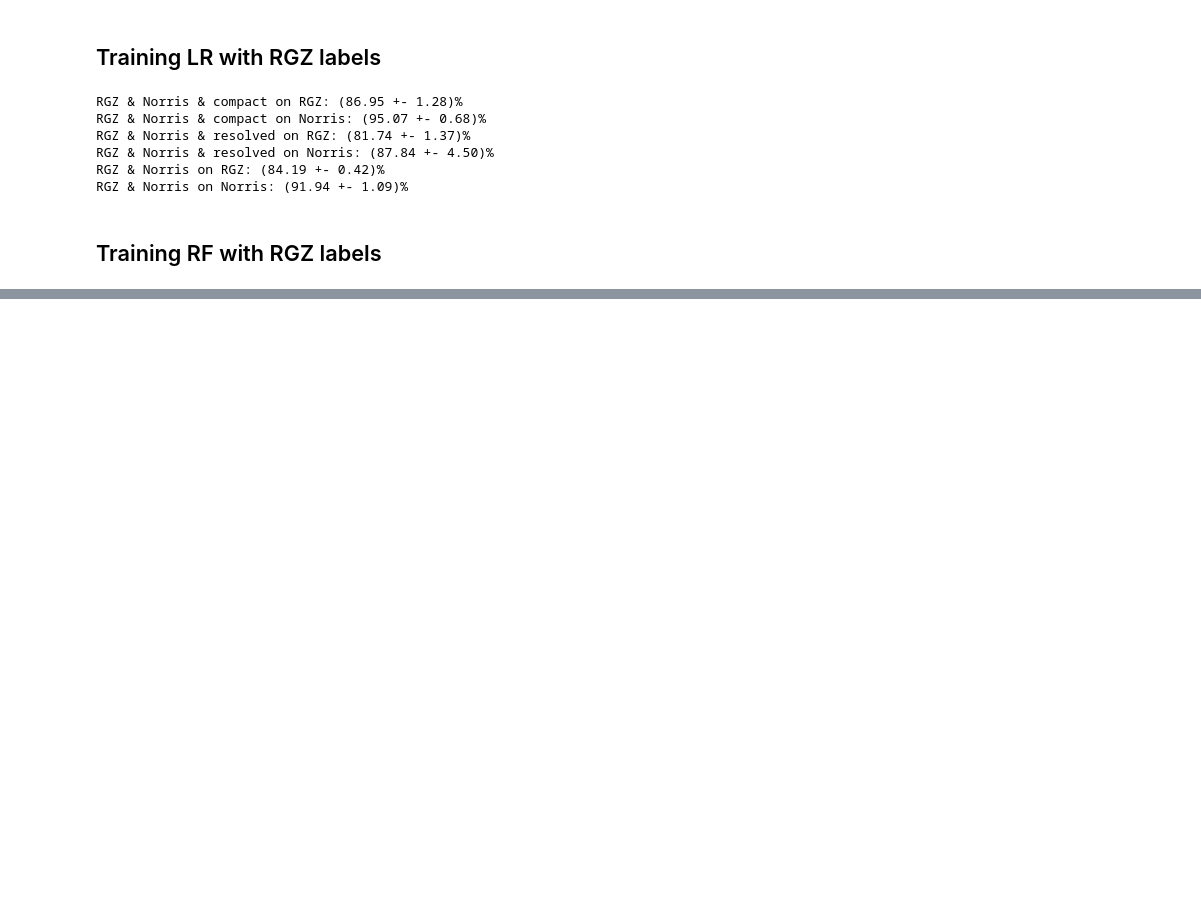
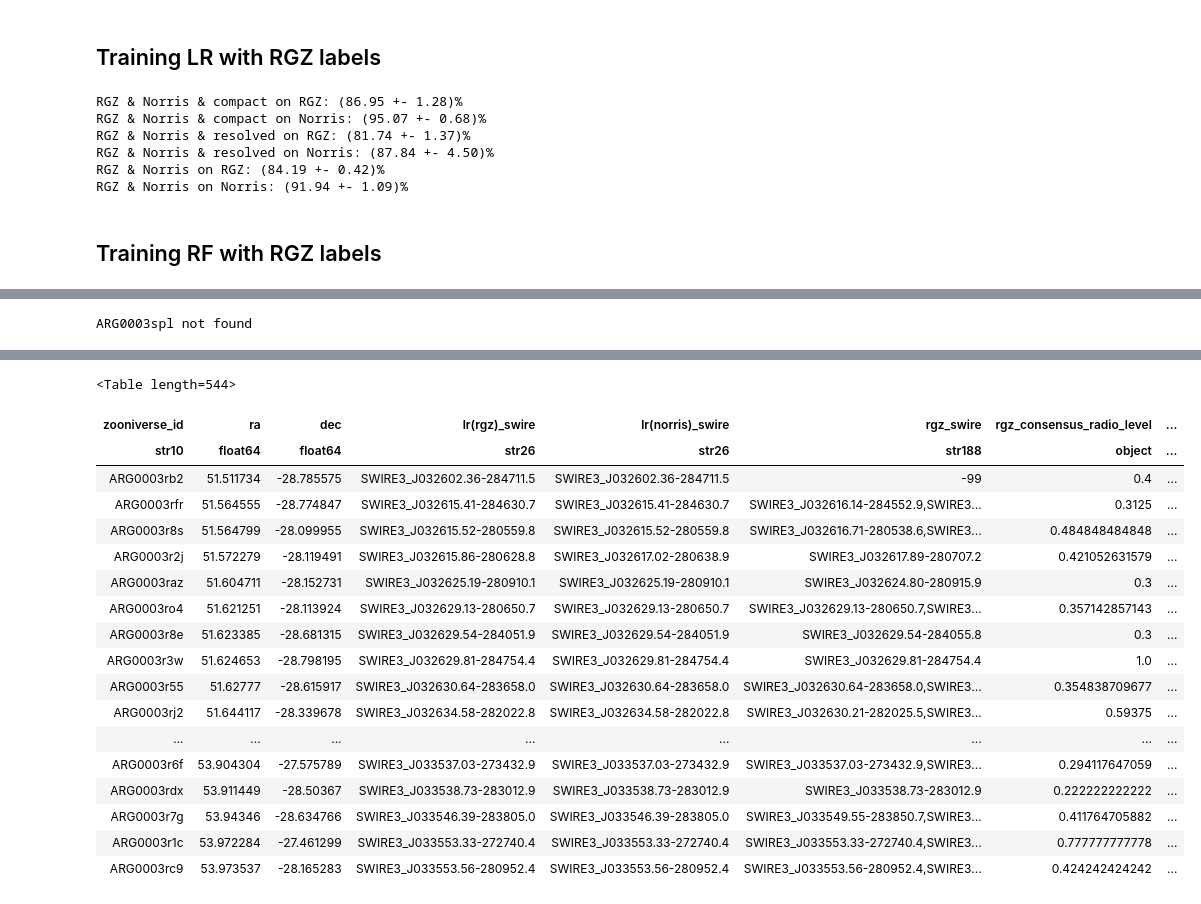
Before and after one commit to chengsoonong/crowdastro, a Jupyter notebook: notebooks/104_one_notebook_to_train_them_all.ipynb, the cells around one changed output, grey strips where cells are left out. Drawn from its saved outputs; the diff is of its cells as text; code cells hidden in the pictures; blank space fills up the shorter version.

```diff
--- a/notebooks/104_one_notebook_to_train_them_all.ipynb
+++ b/notebooks/104_one_notebook_to_train_them_all.ipynb
@@ -16,6 +16,7 @@ swire_tree = scipy.spatial.KDTree(swire_coords)
 labels = asc.read('/Users/alger/data/SWIRE/all_labels.csv')
 atlas_coords = numpy.array([(r['Component RA (Franzen)'], r['Component DEC (Franzen)']) for r in table
                             if r['Component RA (Franzen)']])
+rgz_catalogue = asc.read('/Users/alger/data/ATLAS/static_rgz_host_full.csv')
 # %% [markdown]
 ## Generate training sets
 
@@ -246,0 +350,49 @@ RGZ & Norris on Norris: (86.07 +- 6.08)%
+# %%
+# Map Zooniverse ID -> [SWIRE from RGZ]
+zid_to_rgz_consensus_swires = collections.defaultdict(list)
+zid_to_rgz_consensus_radio = {}
+zid_to_rgz_consensus_ir = collections.defaultdict(list)
+for row in rgz_catalogue:
+    zid_to_rgz_consensus_swires[row['zooniverse_id']].append(row['SWIRE.designation'])
+    zid_to_rgz_consensus_ir[row['zooniverse_id']].append(row['consensus.ir_level'])
+    zid_to_rgz_consensus_radio[row['zooniverse_id']] = row['consensus.radio_level']
+# %%
+zids_ = []
+ras_ = []
+decs_ = []
+rgz_names_ = []
+norris_names_ = []
+rgz_consensuses_radio_level_ = []
+rgz_consensuses_ir_level_ = []
+rgz_consensuses_ = []
+for row in table:
+    if row['Key'] in rgz & norris:
+        zid = row['Component Zooniverse ID (RGZ)']
+        ra = row['Component RA (Franzen)']
+        dec = row['Component DEC (Franzen)']
+        nearby = swire_tree.query_ball_point([ra, dec], 1 / 60)
+        names = [swire_names[i] for i in nearby]
+        if not names:
+            print('{} not found'.format(zid))
+            continue
+        norris_probs = [numpy.mean([i[1] for i in swire_name_to_norris_lr_pred[name]]) for name in names]
+        norris_name = names[numpy.argmax(norris_probs)]
+        rgz_probs = [numpy.mean([i[1] for i in swire_name_to_rgz_lr_pred[name]]) for name in names]
+        rgz_name = names[numpy.argmax(rgz_probs)]
+        zids_.append(zid)
+        ras_.append(ra)
+        decs_.append(dec)
+        rgz_names_.append(rgz_name)
+        norris_names_.append(norris_name)
+        rgz_consensuses_.append(','.join(i for i in zid_to_rgz_consensus_swires.get(zid, [])))
+        rgz_consensuses_radio_level_.append(zid_to_rgz_consensus_radio.get(zid))
+        rgz_consensuses_ir_level_.append(','.join(str(i) for i in zid_to_rgz_consensus_ir.get(zid, [])))
+cross_id_table = astropy.table.Table(data=[zids_, ras_, decs_, rgz_names_, norris_names_,
+                                           rgz_consensuses_, rgz_consensuses_radio_level_, rgz_consensuses_ir_level_],
+                                     names=['zooniverse_id', 'ra', 'dec', 'lr(rgz)_swire', 'lr(norris)_swire',
+                                            'rgz_swire', 'rgz_consensus_radio_level', 'rgz_consensus_ir_level'])
+cross_id_table.write('/Users/alger/data/Crowdastro/predicted_cross_ids_table.csv', format='csv')
+cross_id_table.write('/Users/alger/repos/crowdastro-projects/ATLAS-CDFS/predicted_cross_ids_table.tex', format='latex')
+cross_id_table
+# %% [output]
+ARG0003spl not found
@@ -246,0 +400,19 @@ RGZ & Norris on Norris: (86.07 +- 6.08)%
+<Table length=544>
+| zooniverse_id | ra | dec | lr(rgz)_swire | lr(norris)_swire | rgz_swire | rgz_consensus_radio_level | ... |
+| str10 | float64 | float64 | str26 | str26 | str188 | object | ... |
+| ARG0003rb2 | 51.511734 | -28.785575 | SWIRE3_J032602.36-284711.5 | SWIRE3_J032602.36-284711.5 | -99 | 0.4 | ... |
+| ARG0003rfr | 51.564555 | -28.774847 | SWIRE3_J032615.41-284630.7 | SWIRE3_J032615.41-284630.7 | SWIRE3_J032616.14-284552.9,SWIRE3... | 0.3125 | ... |
+| ARG0003r8s | 51.564799 | -28.099955 | SWIRE3_J032615.52-280559.8 | SWIRE3_J032615.52-280559.8 | SWIRE3_J032616.71-280538.6,SWIRE3... | 0.484848484848 | ... |
+| ARG0003r2j | 51.572279 | -28.119491 | SWIRE3_J032615.86-280628.8 | SWIRE3_J032617.02-280638.9 | SWIRE3_J032617.89-280707.2 | 0.421052631579 | ... |
+| ARG0003raz | 51.604711 | -28.152731 | SWIRE3_J032625.19-280910.1 | SWIRE3_J032625.19-280910.1 | SWIRE3_J032624.80-280915.9 | 0.3 | ... |
+| ARG0003ro4 | 51.621251 | -28.113924 | SWIRE3_J032629.13-280650.7 | SWIRE3_J032629.13-280650.7 | SWIRE3_J032629.13-280650.7,SWIRE3... | 0.357142857143 | ... |
+| ARG0003r8e | 51.623385 | -28.681315 | SWIRE3_J032629.54-284051.9 | SWIRE3_J032629.54-284051.9 | SWIRE3_J032629.54-284055.8 | 0.3 | ... |
+| ARG0003r3w | 51.624653 | -28.798195 | SWIRE3_J032629.81-284754.4 | SWIRE3_J032629.81-284754.4 | SWIRE3_J032629.81-284754.4 | 1.0 | ... |
+| ARG0003r55 | 51.62777 | -28.615917 | SWIRE3_J032630.64-283658.0 | SWIRE3_J032630.64-283658.0 | SWIRE3_J032630.64-283658.0,SWIRE3... | 0.354838709677 | ... |
+| ARG0003rj2 | 51.644117 | -28.339678 | SWIRE3_J032634.58-282022.8 | SWIRE3_J032634.58-282022.8 | SWIRE3_J032630.21-282025.5,SWIRE3... | 0.59375 | ... |
+| ... | ... | ... | ... | ... | ... | ... | ... |
+| ARG0003r6f | 53.904304 | -27.575789 | SWIRE3_J033537.03-273432.9 | SWIRE3_J033537.03-273432.9 | SWIRE3_J033537.03-273432.9,SWIRE3... | 0.294117647059 | ... |
+| ARG0003rdx | 53.911449 | -28.50367 | SWIRE3_J033538.73-283012.9 | SWIRE3_J033538.73-283012.9 | SWIRE3_J033538.73-283012.9 | 0.222222222222 | ... |
+| ARG0003r7g | 53.94346 | -28.634766 | SWIRE3_J033546.39-283805.0 | SWIRE3_J033546.39-283805.0 | SWIRE3_J033549.55-283850.7,SWIRE3... | 0.411764705882 | ... |
+| ARG0003r1c | 53.972284 | -27.461299 | SWIRE3_J033553.33-272740.4 | SWIRE3_J033553.33-272740.4 | SWIRE3_J033553.33-272740.4,SWIRE3... | 0.777777777778 | ... |
+| ARG0003rc9 | 53.973537 | -28.165283 | SWIRE3_J033553.56-280952.4 | SWIRE3_J033553.56-280952.4 | SWIRE3_J033553.56-280952.4,SWIRE3... | 0.424242424242 | ... |
```
Also changed, not shown: parts of 12 cells of this notebook.
